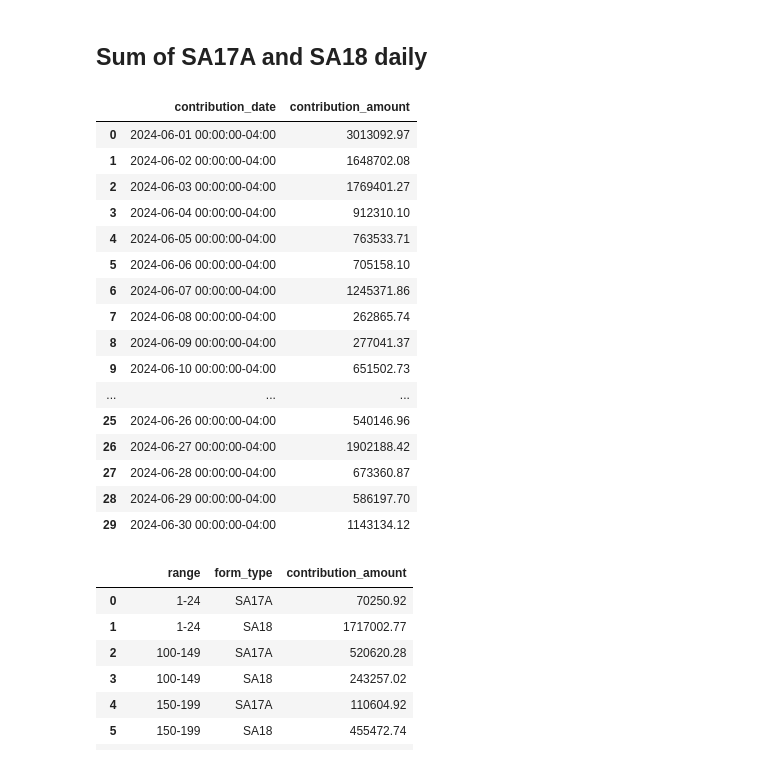
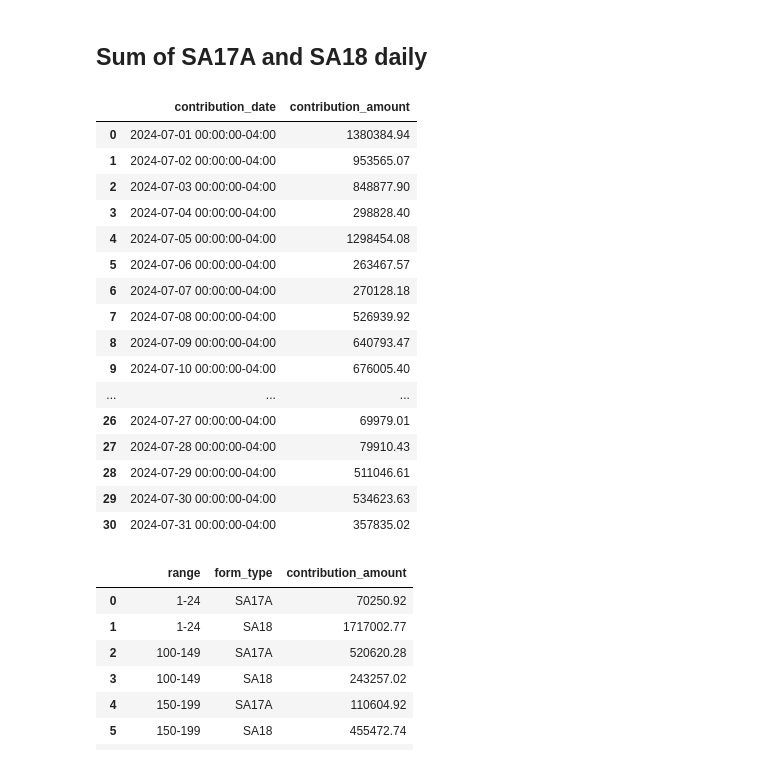
Before and after one commit to pmagtulis/us-campaign-finance, a Jupyter notebook: individual contributions/Donald Trump.ipynb, the cells around one changed output. Cells and saved outputs as stored; diff of their text form; code cells hidden in the pictures.

```diff
--- a/contributions/Donald Trump.ipynb
+++ b/individual contributions/Donald Trump.ipynb
@@ -376,6 +406 @@ COM         1
 Name: entity_type, dtype: int64
-# %%
-sa18= sa18.drop([0])
-sa18
-#dropped total at the top and unitemized contributions at the bottom
-#may differ in succeeding reports.
@@ -401,0 +415,3 @@ sa18.contribution_amount.sum()
+# %%
+sa18_IND = sa18[sa18.entity_type=="IND"]
+sa18_IND
@@ -402,4 +432,4 @@ sa18.contribution_amount.sum()
 # %%
-sa18['range'] = sa18['contribution_amount'].apply(categorize_amount)
-sa18
+sa18_IND['range'] = sa18_IND['contribution_amount'].apply(categorize_amount)
+sa18_IND
 # %% [output]
@@ -477,7 +513,7 @@ sa17c.contribution_amount.sum()
 # %% [markdown]
 ## Group SA17A and SA18
 # %%
-grouped_contrib = pd.concat([sa17a_IND, sa18]).reset_index(drop=True)
+grouped_contrib = pd.concat([sa17a_memo, sa18_IND]).reset_index(drop=True)
 grouped_contrib
 # %% [output]
 |  | form_type | filer_committee_id_number | transaction_id | back_reference_tran_id_number | back_reference_sched_name | ... |
@@ -498,24 +534,24 @@ grouped_contrib
 # %%
 grouped_contrib_daily = grouped_contrib.resample('D', on='contribution_date').contribution_amount.sum().to_frame().reset_index()
 grouped_contrib_daily = grouped_contrib_daily.sort_values('contribution_date')
-grouped_contrib_daily = grouped_contrib_daily[grouped_contrib_daily.contribution_date>='2024-06-01'].reset_index(drop=True) #only June
+grouped_contrib_daily = grouped_contrib_daily[grouped_contrib_daily.contribution_date>='2024-07-01'].reset_index(drop=True) #only June
 grouped_contrib_daily
 # %% [output]
 |  | contribution_date | contribution_amount |
-| 0 | 2024-06-01 00:00:00-04:00 | 3013092.97 |
-| 1 | 2024-06-02 00:00:00-04:00 | 1648702.08 |
-| 2 | 2024-06-03 00:00:00-04:00 | 1769401.27 |
-| 3 | 2024-06-04 00:00:00-04:00 | 912310.10 |
-| 4 | 2024-06-05 00:00:00-04:00 | 763533.71 |
-| 5 | 2024-06-06 00:00:00-04:00 | 705158.10 |
-| 6 | 2024-06-07 00:00:00-04:00 | 1245371.86 |
-| 7 | 2024-06-08 00:00:00-04:00 | 262865.74 |
-| 8 | 2024-06-09 00:00:00-04:00 | 277041.37 |
-| 9 | 2024-06-10 00:00:00-04:00 | 651502.73 |
+| 0 | 2024-07-01 00:00:00-04:00 | 1380384.94 |
+| 1 | 2024-07-02 00:00:00-04:00 | 953565.07 |
+| 2 | 2024-07-03 00:00:00-04:00 | 848877.90 |
+| 3 | 2024-07-04 00:00:00-04:00 | 298828.40 |
+| 4 | 2024-07-05 00:00:00-04:00 | 1298454.08 |
+| 5 | 2024-07-06 00:00:00-04:00 | 263467.57 |
+| 6 | 2024-07-07 00:00:00-04:00 | 270128.18 |
+| 7 | 2024-07-08 00:00:00-04:00 | 526939.92 |
+| 8 | 2024-07-09 00:00:00-04:00 | 640793.47 |
+| 9 | 2024-07-10 00:00:00-04:00 | 676005.40 |
 | ... | ... | ... |
-| 25 | 2024-06-26 00:00:00-04:00 | 540146.96 |
-| 26 | 2024-06-27 00:00:00-04:00 | 1902188.42 |
-| 27 | 2024-06-28 00:00:00-04:00 | 673360.87 |
-| 28 | 2024-06-29 00:00:00-04:00 | 586197.70 |
-| 29 | 2024-06-30 00:00:00-04:00 | 1143134.12 |
+| 26 | 2024-07-27 00:00:00-04:00 | 69979.01 |
+| 27 | 2024-07-28 00:00:00-04:00 | 79910.43 |
+| 28 | 2024-07-29 00:00:00-04:00 | 511046.61 |
+| 29 | 2024-07-30 00:00:00-04:00 | 534623.63 |
+| 30 | 2024-07-31 00:00:00-04:00 | 357835.02 |
 # %%
```
Also changed, not shown: parts of 38 cells of this notebook, 2 other files.
